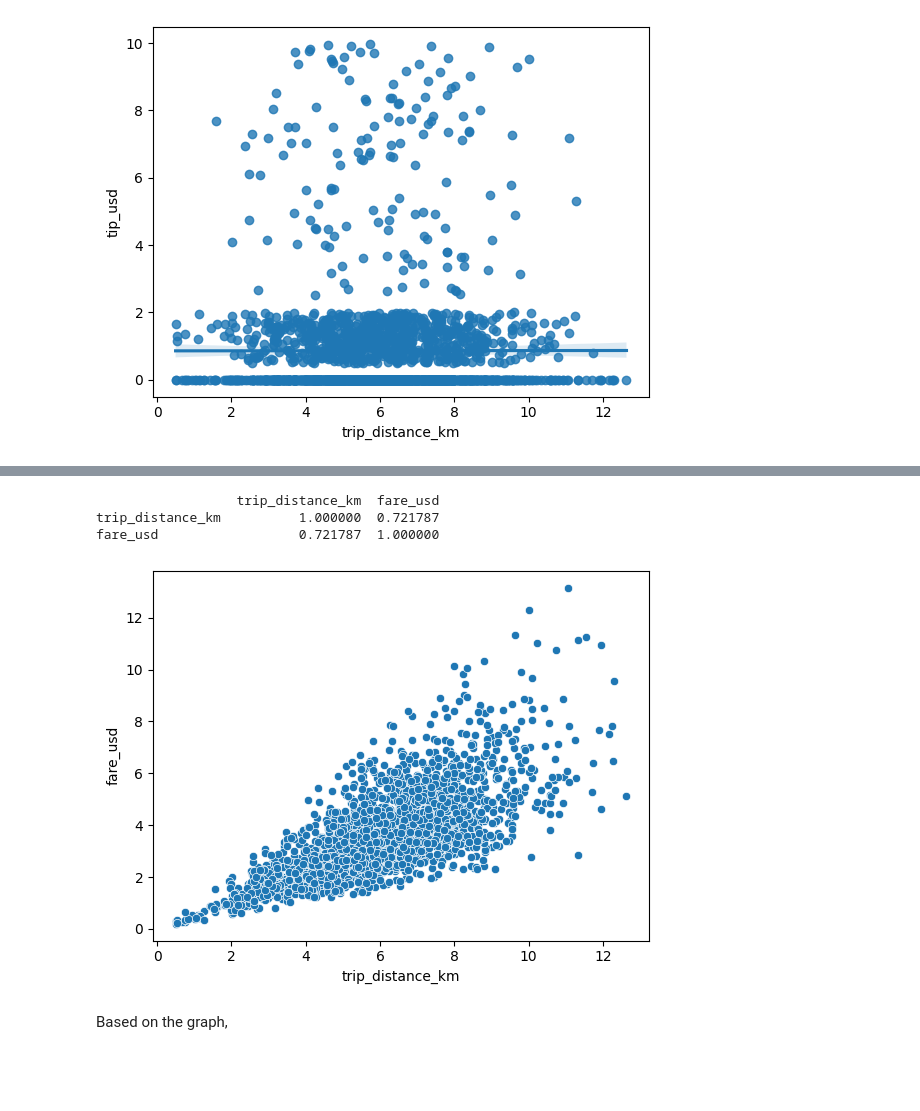
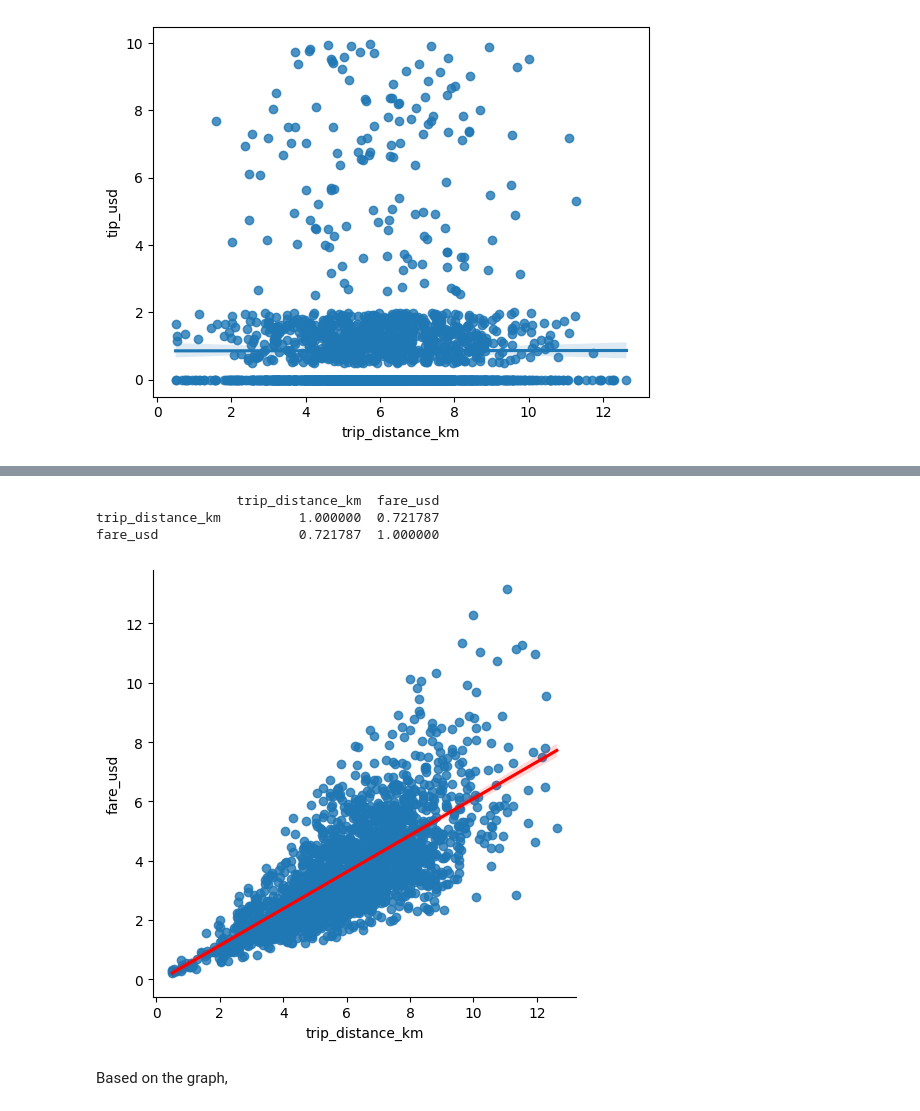
Before and after one commit to LaimengEung/system-analysis-group-final-project, a Jupyter notebook: analysis.ipynb, the cells around one changed output, grey strips where cells are left out. Drawn from its saved outputs; the diff is of its cells as text; code cells hidden in the pictures; blank space fills up the shorter version.

```diff
--- a/analysis.ipynb
+++ b/analysis.ipynb
@@ -248,17 +208,18 @@ actual_time_min      0.855914         1.000000
 # %%
 # Does trip distance affect actual time
-sns.scatterplot(
+sns.lmplot(
     data,
     x='trip_distance_km',
-    y='fare_usd'
+    y='fare_usd',
+    line_kws={'color': 'red'}
 )
 
 print(data[['trip_distance_km', 'fare_usd']].corr())
 # %% [output]
                   trip_distance_km  fare_usd
 trip_distance_km          1.000000  0.721787
 fare_usd                  0.721787  1.000000
-[figure, old version]
+[figure, new version]
 # %% [markdown]
 Based on the graph,
 # %% [markdown]
```
Also changed, not shown: parts of 23 cells of this notebook.
